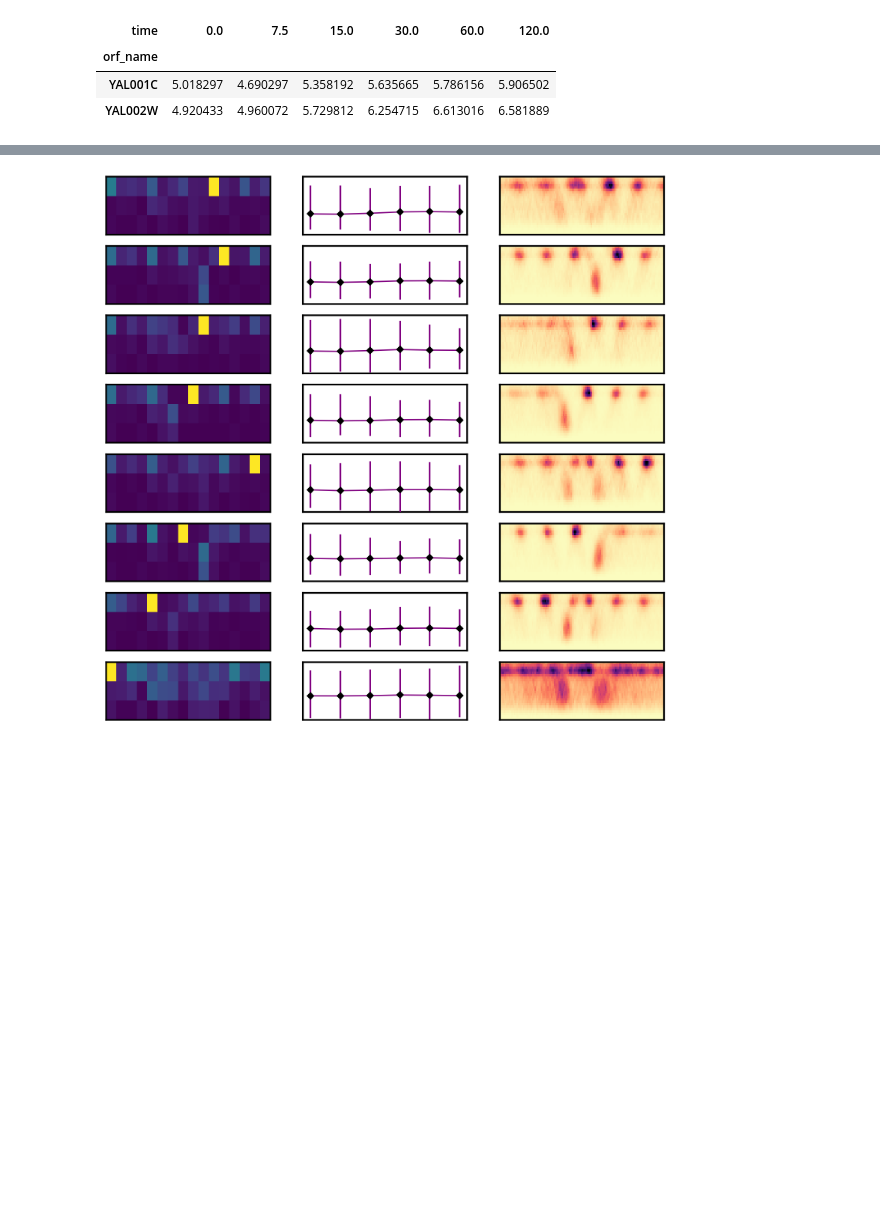
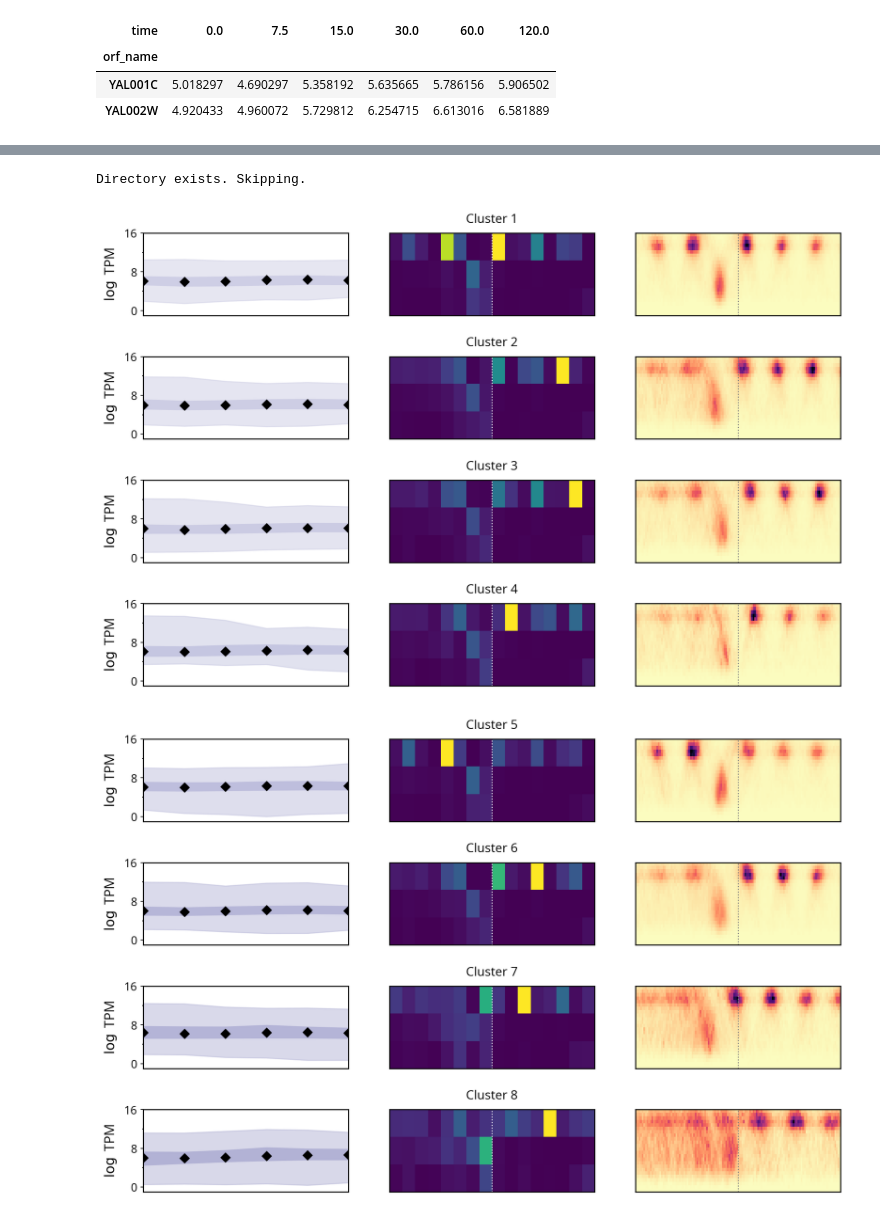
Before and after one commit to HarteminkLab/chromatin-transformers, a Jupyter notebook: Attention_Analysis.ipynb, the cells around one changed output, grey strips where cells are left out. Cells and saved outputs as stored; diff of their text form; code cells hidden in the pictures; blank space fills up the shorter version.

Commit message:
Visualizations for typhoon and long running job

```diff
--- a/Attention_Analysis.ipynb
+++ b/Attention_Analysis.ipynb
@@ -206,0 +266,18 @@ torch.Size([1, 24, 128])
+# %%
+cl_df = pd.DataFrame(index=np.arange(c))
+
+for clus, row in cl_df.iterrows():
+
+    current_idx = np.arange(len(atts_120))[cd_120_cluster_labels == clus]
+
+    q0, q1, q2, q3 = 0, 0.25, 0.75, 1
+    quantiles = trainer.dataloader.dataset.read_log_tpm_data().loc[orfs_120[current_idx]].quantile(
+        [q0, q1, 0.5, q2, q3])
+
+    cl_df.loc[clus, 'q0_120'] = quantiles[120.0][q0]
+    cl_df.loc[clus, 'q25_120'] = quantiles[120.0][q2]
+    cl_df.loc[clus, 'med_120'] = quantiles[120.0][0.5]
+    cl_df.loc[clus, 'q75_120'] = quantiles[120.0][q2]
+    cl_df.loc[clus, 'q100_120'] = quantiles[120.0][q3]
+
+cl_df = cl_df.sort_values('q100_120')
@@ -207,22 +296,52 @@ torch.Size([1, 24, 128])
 # %%
-plt.figure(figsize=(12, 12))
-for cluster in range(c):
-    plt.subplot(c, 3, (cluster*3)+1)
+from src.plot_utils import apply_global_settings
+from src.utils import mkdir_safe
+
+apply_global_settings(titlepad=10)
+
+plt_idx = 0
+c_max = 4
+
+mkdir_safe(f'{trainer.out_dir}/clusters')
+subplot_num = 0
+
+for cluster in cl_df.index.values:
+
+    cur_plt_idx = plt_idx % c_max
+
+    if cur_plt_idx == 0:
+        fig = plt.figure(figsize=(12, 8))
+        fig.tight_layout()
+        plt.subplots_adjust(left=None, bottom=None, right=None, top=None, wspace=None, hspace=0.5)
+        subplot_num += 1
+
     current_idx = np.arange(len(atts_120))[cd_120_cluster_labels == cluster]
+
+    plt.subplot(c_max, 3, (cur_plt_idx*3)+1)
+    plot_tpm_cluster_idx(trainer, orfs_120, current_idx)
+    plt.xticks([])
+
+    plt.subplot(c_max, 3, (cur_plt_idx*3)+2)
     plt.imshow(atts_120[current_idx].mean(axis=0), origin='lower', extent=[-8, 8, 0, 3], aspect='auto')
+    plt.axvline(0, color='white', lw=1, linestyle='dotted')
+    plt.xticks([])
+    plt.yticks([])
+    plt.title(f"Cluster {plt_idx+1}")
+
+    plt.subplot(c_max, 3, (cur_plt_idx*3)+3)
+    imgs_120 = vit_data.all_imgs[idx_120]
+    imgs_120[current_idx].mean(axis=0).shape
+    plt.imshow(imgs_120[current_idx].mean(axis=0)[0], origin='lower', extent=[-8, 8, 0, 3],
+               cmap='magma_r', aspect='auto')
+    plt.axvline(0, color='gray', lw=1, linestyle='dotted')
     plt.xticks([])
     plt.yticks([])
 
-    plt.subplot(c, 3, (cluster*3)+2)
-    plot_tpm_cluster_idx(trainer, orfs_120, current_idx)
-    plt.xticks([])
-    plt.yticks([])
+    if cur_plt_idx == (c_max-1):
+        plt.savefig(f'{trainer.out_dir}/clusters/{c}_{subplot_num}.png', dpi=200)
 
-    plt.subplot(c, 3, (cluster*3)+3)
-    imgs_120 = vit_data.all_imgs[idx_120]
-    imgs_120[current_idx].mean(axis=0).shape
-    plt.imshow(imgs_120[current_idx].mean(axis=0)[0], origin='lower', cmap='magma_r', aspect='auto')
-    plt.xticks([])
-    plt.yticks([])
+    plt_idx += 1
 # %% [output]
+Directory exists. Skipping.
-[figure, old version]
+[figure, new version]
+[figure, added]
```
Also changed, not shown: parts of 31 cells of this notebook, 9 other files.
